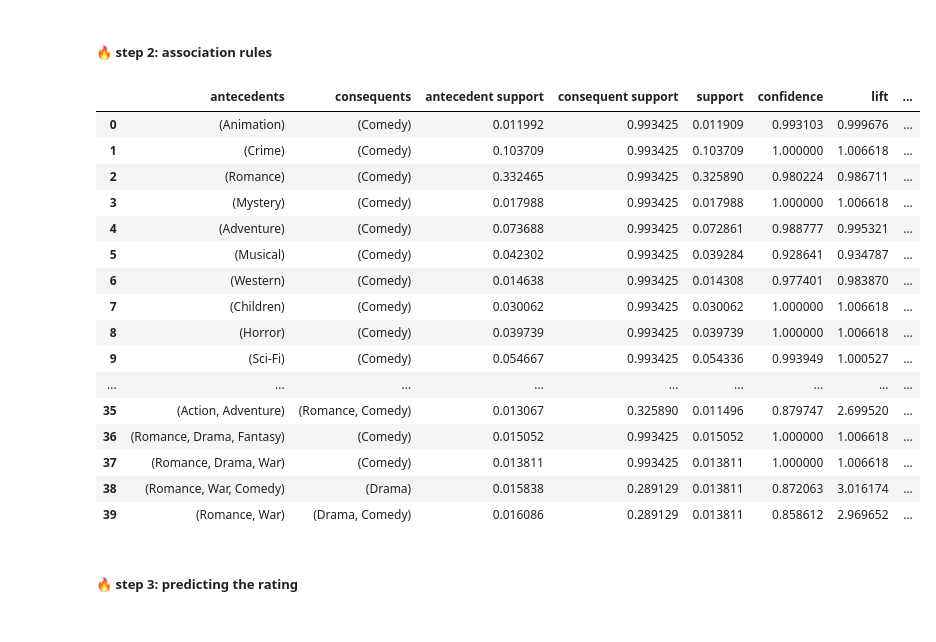
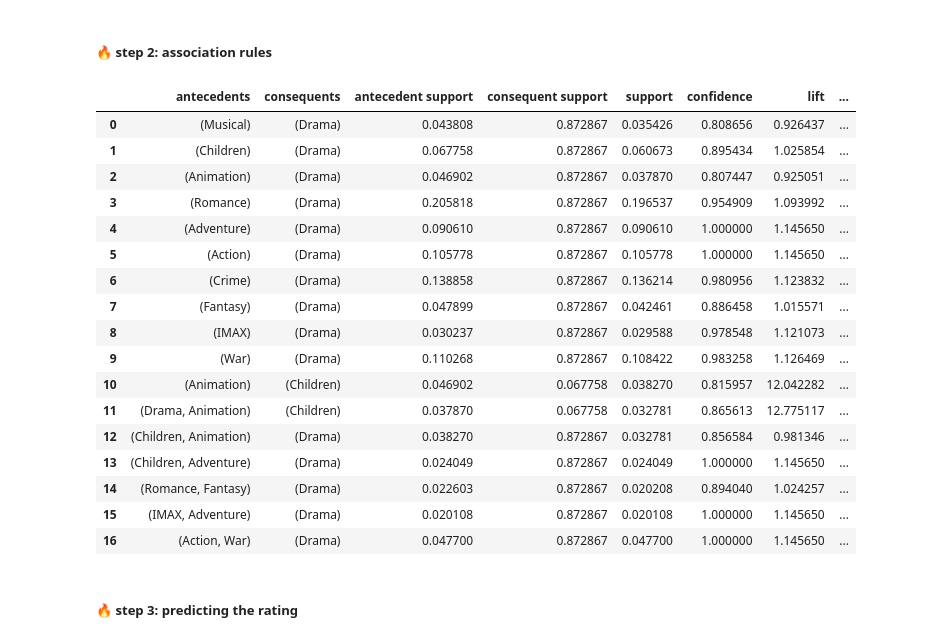
Before and after one commit to Wikusia-s/DM-recomendation-system, a Jupyter notebook: main.ipynb, the cells around one changed output. Drawn from its saved outputs; the diff is of its cells as text; code cells hidden in the pictures.

```diff
--- a/main.ipynb
+++ b/main.ipynb
@@ -461,24 +459,25 @@ freq_item[0][3]
 # %%
 rules = rec.getRules(freq_item)
 # %%
-rules[0][1]
+rules[0][2]
 # %% [output]
 |  | antecedents | consequents | antecedent support | consequent support | support | confidence | lift | ... |
-| 0 | (Animation) | (Comedy) | 0.011992 | 0.993425 | 0.011909 | 0.993103 | 0.999676 | ... |
-| 1 | (Crime) | (Comedy) | 0.103709 | 0.993425 | 0.103709 | 1.000000 | 1.006618 | ... |
-| 2 | (Romance) | (Comedy) | 0.332465 | 0.993425 | 0.325890 | 0.980224 | 0.986711 | ... |
-| 3 | (Mystery) | (Comedy) | 0.017988 | 0.993425 | 0.017988 | 1.000000 | 1.006618 | ... |
-| 4 | (Adventure) | (Comedy) | 0.073688 | 0.993425 | 0.072861 | 0.988777 | 0.995321 | ... |
-| 5 | (Musical) | (Comedy) | 0.042302 | 0.993425 | 0.039284 | 0.928641 | 0.934787 | ... |
-| 6 | (Western) | (Comedy) | 0.014638 | 0.993425 | 0.014308 | 0.977401 | 0.983870 | ... |
-| 7 | (Children) | (Comedy) | 0.030062 | 0.993425 | 0.030062 | 1.000000 | 1.006618 | ... |
-| 8 | (Horror) | (Comedy) | 0.039739 | 0.993425 | 0.039739 | 1.000000 | 1.006618 | ... |
-| 9 | (Sci-Fi) | (Comedy) | 0.054667 | 0.993425 | 0.054336 | 0.993949 | 1.000527 | ... |
-| ... | ... | ... | ... | ... | ... | ... | ... | ... |
-| 35 | (Action, Adventure) | (Romance, Comedy) | 0.013067 | 0.325890 | 0.011496 | 0.879747 | 2.699520 | ... |
-| 36 | (Romance, Drama, Fantasy) | (Comedy) | 0.015052 | 0.993425 | 0.015052 | 1.000000 | 1.006618 | ... |
-| 37 | (Romance, Drama, War) | (Comedy) | 0.013811 | 0.993425 | 0.013811 | 1.000000 | 1.006618 | ... |
-| 38 | (Romance, War, Comedy) | (Drama) | 0.015838 | 0.289129 | 0.013811 | 0.872063 | 3.016174 | ... |
-| 39 | (Romance, War) | (Drama, Comedy) | 0.016086 | 0.289129 | 0.013811 | 0.858612 | 2.969652 | ... |
+| 0 | (Musical) | (Drama) | 0.043808 | 0.872867 | 0.035426 | 0.808656 | 0.926437 | ... |
+| 1 | (Children) | (Drama) | 0.067758 | 0.872867 | 0.060673 | 0.895434 | 1.025854 | ... |
+| 2 | (Animation) | (Drama) | 0.046902 | 0.872867 | 0.037870 | 0.807447 | 0.925051 | ... |
+| 3 | (Romance) | (Drama) | 0.205818 | 0.872867 | 0.196537 | 0.954909 | 1.093992 | ... |
+| 4 | (Adventure) | (Drama) | 0.090610 | 0.872867 | 0.090610 | 1.000000 | 1.145650 | ... |
+| 5 | (Action) | (Drama) | 0.105778 | 0.872867 | 0.105778 | 1.000000 | 1.145650 | ... |
+| 6 | (Crime) | (Drama) | 0.138858 | 0.872867 | 0.136214 | 0.980956 | 1.123832 | ... |
+| 7 | (Fantasy) | (Drama) | 0.047899 | 0.872867 | 0.042461 | 0.886458 | 1.015571 | ... |
+| 8 | (IMAX) | (Drama) | 0.030237 | 0.872867 | 0.029588 | 0.978548 | 1.121073 | ... |
+| 9 | (War) | (Drama) | 0.110268 | 0.872867 | 0.108422 | 0.983258 | 1.126469 | ... |
+| 10 | (Animation) | (Children) | 0.046902 | 0.067758 | 0.038270 | 0.815957 | 12.042282 | ... |
+| 11 | (Drama, Animation) | (Children) | 0.037870 | 0.067758 | 0.032781 | 0.865613 | 12.775117 | ... |
+| 12 | (Children, Animation) | (Drama) | 0.038270 | 0.872867 | 0.032781 | 0.856584 | 0.981346 | ... |
+| 13 | (Children, Adventure) | (Drama) | 0.024049 | 0.872867 | 0.024049 | 1.000000 | 1.145650 | ... |
+| 14 | (Romance, Fantasy) | (Drama) | 0.022603 | 0.872867 | 0.020208 | 0.894040 | 1.024257 | ... |
+| 15 | (IMAX, Adventure) | (Drama) | 0.020108 | 0.872867 | 0.020108 | 1.000000 | 1.145650 | ... |
+| 16 | (Action, War) | (Drama) | 0.047700 | 0.872867 | 0.047700 | 1.000000 | 1.145650 | ... |
 # %% [markdown]
 ##### 🔥 **step 3: predicting the rating**
```
Also changed, not shown: parts of 13 cells of this notebook, 1 other file.
